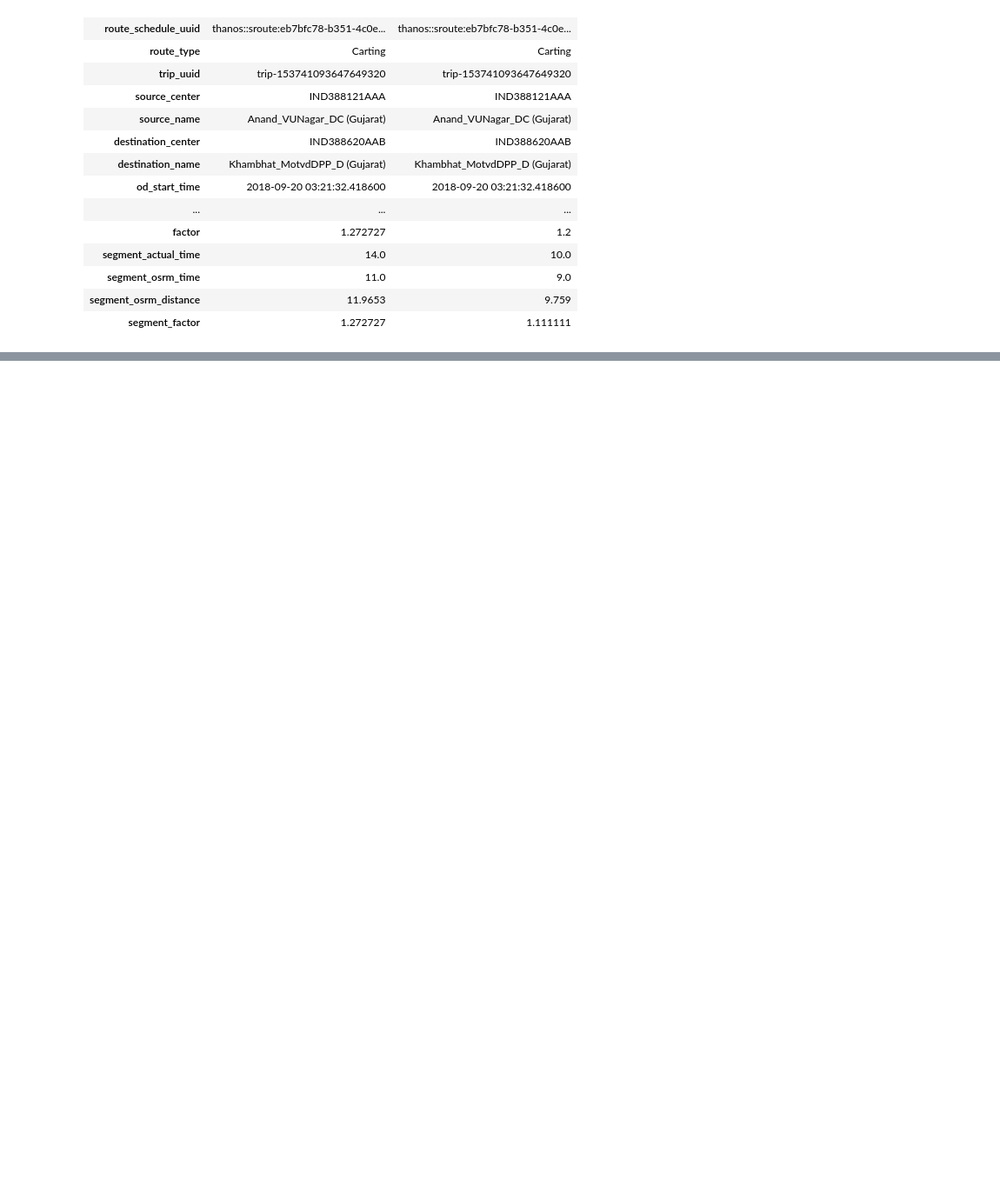
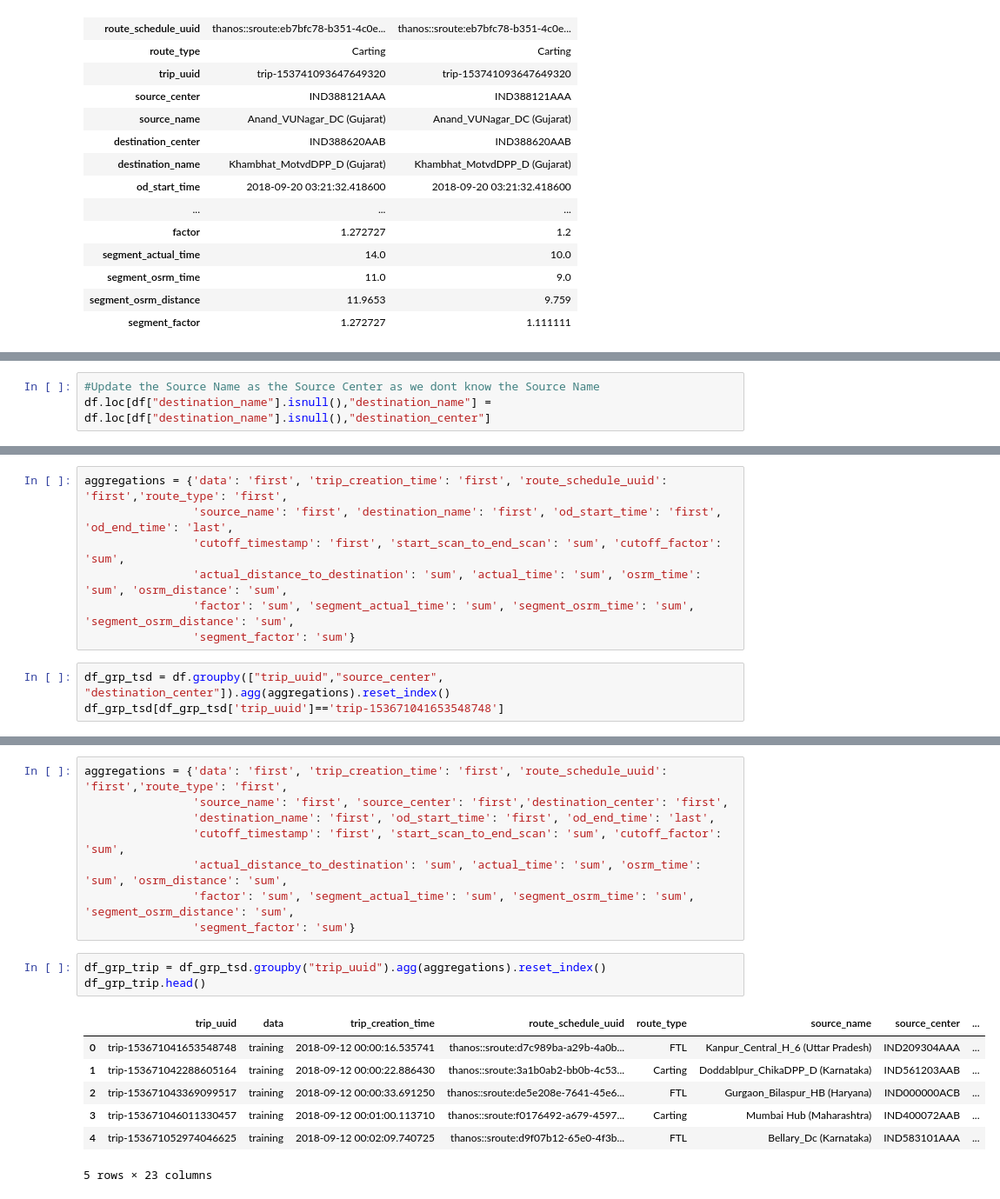
Before and after one commit to lokeshkumarn/DailyCodingProblems, a Jupyter notebook: Delhivery.ipynb, the cells around one changed output, grey strips where cells are left out. Shown at 87% size. Drawn from its saved outputs; the diff is of its cells as text; blank space fills up the shorter version.

```diff
--- a/Delhivery.ipynb
+++ b/Delhivery.ipynb
@@ -54,0 +162,3 @@ df.head(2).transpose()
+# %%
+#Update the Source Name as the Source Center as we dont know the Source Name
+df.loc[df["destination_name"].isnull(),"destination_name"] = df.loc[df["destination_name"].isnull(),"destination_center"]
@@ -54,0 +215,10 @@ df.head(2).transpose()
+# %%
+aggregations = {'data': 'first', 'trip_creation_time': 'first', 'route_schedule_uuid': 'first','route_type': 'first',
+                'source_name': 'first', 'destination_name': 'first', 'od_start_time': 'first', 'od_end_time': 'last',
+                'cutoff_timestamp': 'first', 'start_scan_to_end_scan': 'sum', 'cutoff_factor': 'sum',
+                'actual_distance_to_destination': 'sum', 'actual_time': 'sum', 'osrm_time': 'sum', 'osrm_distance': 'sum',
+                'factor': 'sum', 'segment_actual_time': 'sum', 'segment_osrm_time': 'sum', 'segment_osrm_distance': 'sum',
+                'segment_factor': 'sum'}
+# %%
+df_grp_tsd = df.groupby(["trip_uuid","source_center", "destination_center"]).agg(aggregations).reset_index()
+df_grp_tsd[df_grp_tsd['trip_uuid']=='trip-153671041653548748']
@@ -54,0 +252,19 @@ df.head(2).transpose()
+# %%
+aggregations = {'data': 'first', 'trip_creation_time': 'first', 'route_schedule_uuid': 'first','route_type': 'first',
+                'source_name': 'first', 'source_center': 'first','destination_center': 'first',
+                'destination_name': 'first', 'od_start_time': 'first', 'od_end_time': 'last',
+                'cutoff_timestamp': 'first', 'start_scan_to_end_scan': 'sum', 'cutoff_factor': 'sum',
+                'actual_distance_to_destination': 'sum', 'actual_time': 'sum', 'osrm_time': 'sum', 'osrm_distance': 'sum',
+                'factor': 'sum', 'segment_actual_time': 'sum', 'segment_osrm_time': 'sum', 'segment_osrm_distance': 'sum',
+                'segment_factor': 'sum'}
+# %%
+df_grp_trip = df_grp_tsd.groupby("trip_uuid").agg(aggregations).reset_index()
+df_grp_trip.head()
+# %% [output]
+|  | trip_uuid | data | trip_creation_time | route_schedule_uuid | route_type | source_name | source_center | ... |
+| 0 | trip-153671041653548748 | training | 2018-09-12 00:00:16.535741 | thanos::sroute:d7c989ba-a29b-4a0b... | FTL | Kanpur_Central_H_6 (Uttar Pradesh) | IND209304AAA | ... |
+| 1 | trip-153671042288605164 | training | 2018-09-12 00:00:22.886430 | thanos::sroute:3a1b0ab2-bb0b-4c53... | Carting | Doddablpur_ChikaDPP_D (Karnataka) | IND561203AAB | ... |
+| 2 | trip-153671043369099517 | training | 2018-09-12 00:00:33.691250 | thanos::sroute:de5e208e-7641-45e6... | FTL | Gurgaon_Bilaspur_HB (Haryana) | IND000000ACB | ... |
+| 3 | trip-153671046011330457 | training | 2018-09-12 00:01:00.113710 | thanos::sroute:f0176492-a679-4597... | Carting | Mumbai Hub (Maharashtra) | IND400072AAB | ... |
+| 4 | trip-153671052974046625 | training | 2018-09-12 00:02:09.740725 | thanos::sroute:d9f07b12-65e0-4f3b... | FTL | Bellary_Dc (Karnataka) | IND583101AAA | ... |
+5 rows × 23 columns
```
Also changed, not shown: parts of 24 cells of this notebook.
